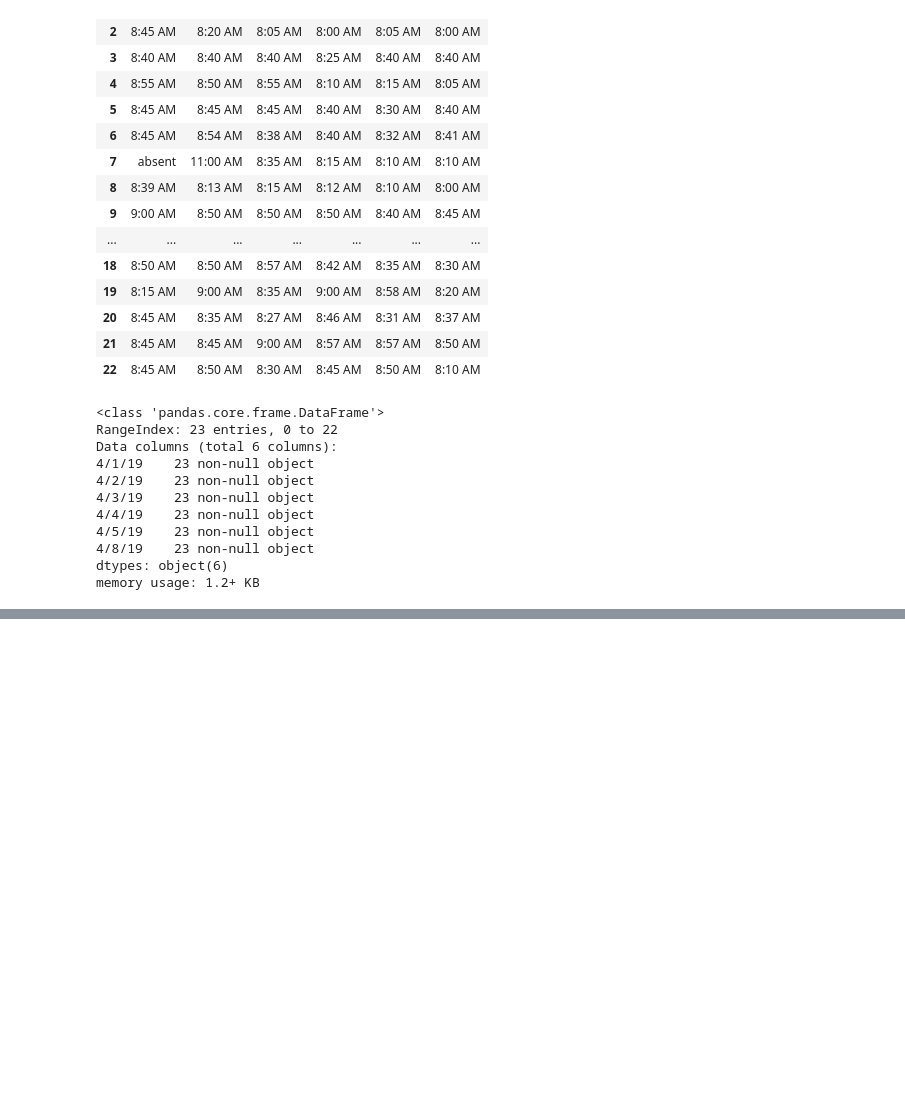
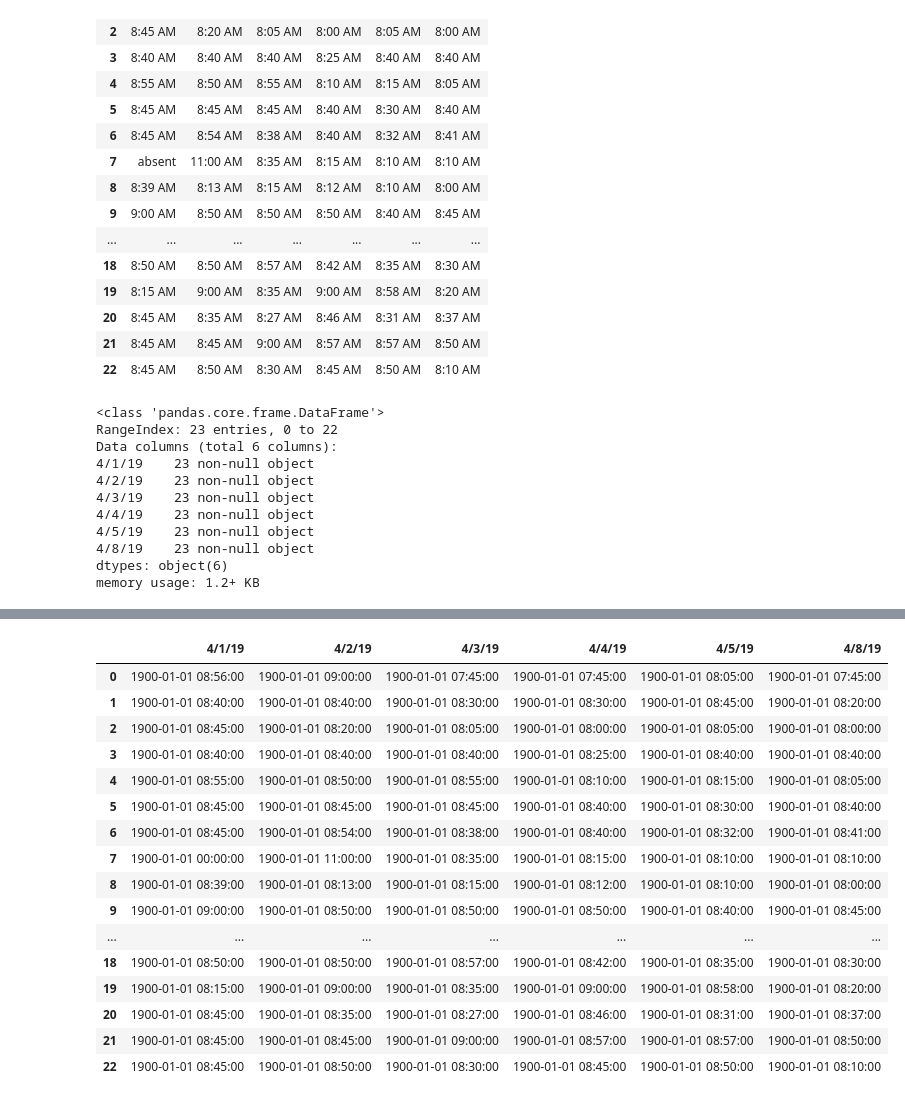
Before and after one commit to as6140/ds-challenge-05_seattle-ds-career-040119, a Jupyter notebook: challenge_05.ipynb, the cells around one changed output, grey strips where cells are left out. Cells and saved outputs as stored; diff of their text form; code cells hidden in the pictures; blank space fills up the shorter version.

```diff
--- a/challenge_05.ipynb
+++ b/challenge_05.ipynb
@@ -58,0 +66,21 @@ plt.show()
+# %%
+df = df.applymap(lambda x: pd.Timestamp.strptime(x,"%I:%M %p"))
+df
+# %% [output]
+|  | 4/1/19 | 4/2/19 | 4/3/19 | 4/4/19 | 4/5/19 | 4/8/19 |
+| 0 | 1900-01-01 08:56:00 | 1900-01-01 09:00:00 | 1900-01-01 07:45:00 | 1900-01-01 07:45:00 | 1900-01-01 08:05:00 | 1900-01-01 07:45:00 |
+| 1 | 1900-01-01 08:40:00 | 1900-01-01 08:40:00 | 1900-01-01 08:30:00 | 1900-01-01 08:30:00 | 1900-01-01 08:45:00 | 1900-01-01 08:20:00 |
+| 2 | 1900-01-01 08:45:00 | 1900-01-01 08:20:00 | 1900-01-01 08:05:00 | 1900-01-01 08:00:00 | 1900-01-01 08:05:00 | 1900-01-01 08:00:00 |
+| 3 | 1900-01-01 08:40:00 | 1900-01-01 08:40:00 | 1900-01-01 08:40:00 | 1900-01-01 08:25:00 | 1900-01-01 08:40:00 | 1900-01-01 08:40:00 |
+| 4 | 1900-01-01 08:55:00 | 1900-01-01 08:50:00 | 1900-01-01 08:55:00 | 1900-01-01 08:10:00 | 1900-01-01 08:15:00 | 1900-01-01 08:05:00 |
+| 5 | 1900-01-01 08:45:00 | 1900-01-01 08:45:00 | 1900-01-01 08:45:00 | 1900-01-01 08:40:00 | 1900-01-01 08:30:00 | 1900-01-01 08:40:00 |
+| 6 | 1900-01-01 08:45:00 | 1900-01-01 08:54:00 | 1900-01-01 08:38:00 | 1900-01-01 08:40:00 | 1900-01-01 08:32:00 | 1900-01-01 08:41:00 |
+| 7 | 1900-01-01 00:00:00 | 1900-01-01 11:00:00 | 1900-01-01 08:35:00 | 1900-01-01 08:15:00 | 1900-01-01 08:10:00 | 1900-01-01 08:10:00 |
+| 8 | 1900-01-01 08:39:00 | 1900-01-01 08:13:00 | 1900-01-01 08:15:00 | 1900-01-01 08:12:00 | 1900-01-01 08:10:00 | 1900-01-01 08:00:00 |
+| 9 | 1900-01-01 09:00:00 | 1900-01-01 08:50:00 | 1900-01-01 08:50:00 | 1900-01-01 08:50:00 | 1900-01-01 08:40:00 | 1900-01-01 08:45:00 |
+| ... | ... | ... | ... | ... | ... | ... |
+| 18 | 1900-01-01 08:50:00 | 1900-01-01 08:50:00 | 1900-01-01 08:57:00 | 1900-01-01 08:42:00 | 1900-01-01 08:35:00 | 1900-01-01 08:30:00 |
+| 19 | 1900-01-01 08:15:00 | 1900-01-01 09:00:00 | 1900-01-01 08:35:00 | 1900-01-01 09:00:00 | 1900-01-01 08:58:00 | 1900-01-01 08:20:00 |
+| 20 | 1900-01-01 08:45:00 | 1900-01-01 08:35:00 | 1900-01-01 08:27:00 | 1900-01-01 08:46:00 | 1900-01-01 08:31:00 | 1900-01-01 08:37:00 |
+| 21 | 1900-01-01 08:45:00 | 1900-01-01 08:45:00 | 1900-01-01 09:00:00 | 1900-01-01 08:57:00 | 1900-01-01 08:57:00 | 1900-01-01 08:50:00 |
+| 22 | 1900-01-01 08:45:00 | 1900-01-01 08:50:00 | 1900-01-01 08:30:00 | 1900-01-01 08:45:00 | 1900-01-01 08:50:00 | 1900-01-01 08:10:00 |
```
Also changed, not shown: parts of 15 cells of this notebook.
